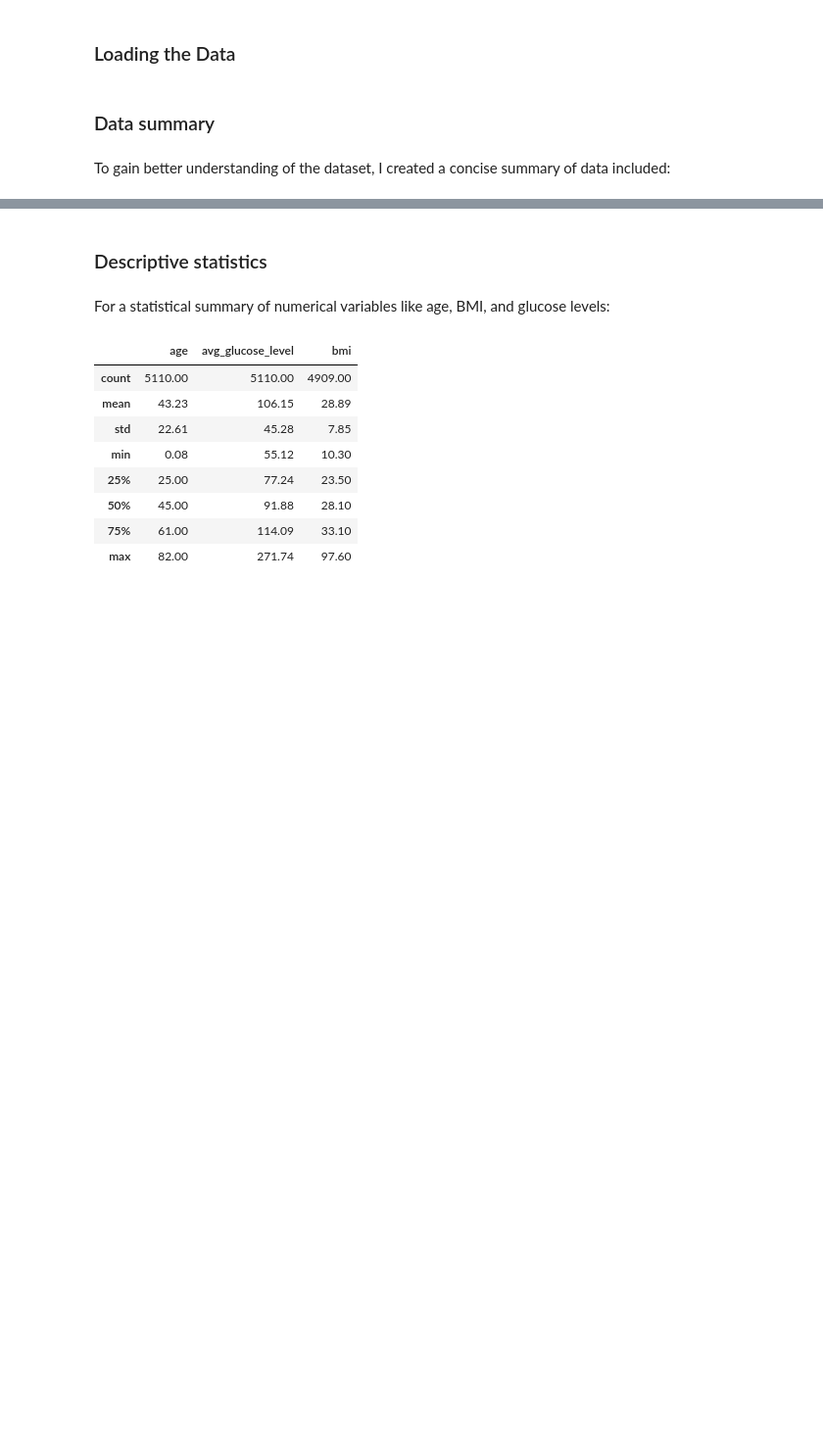
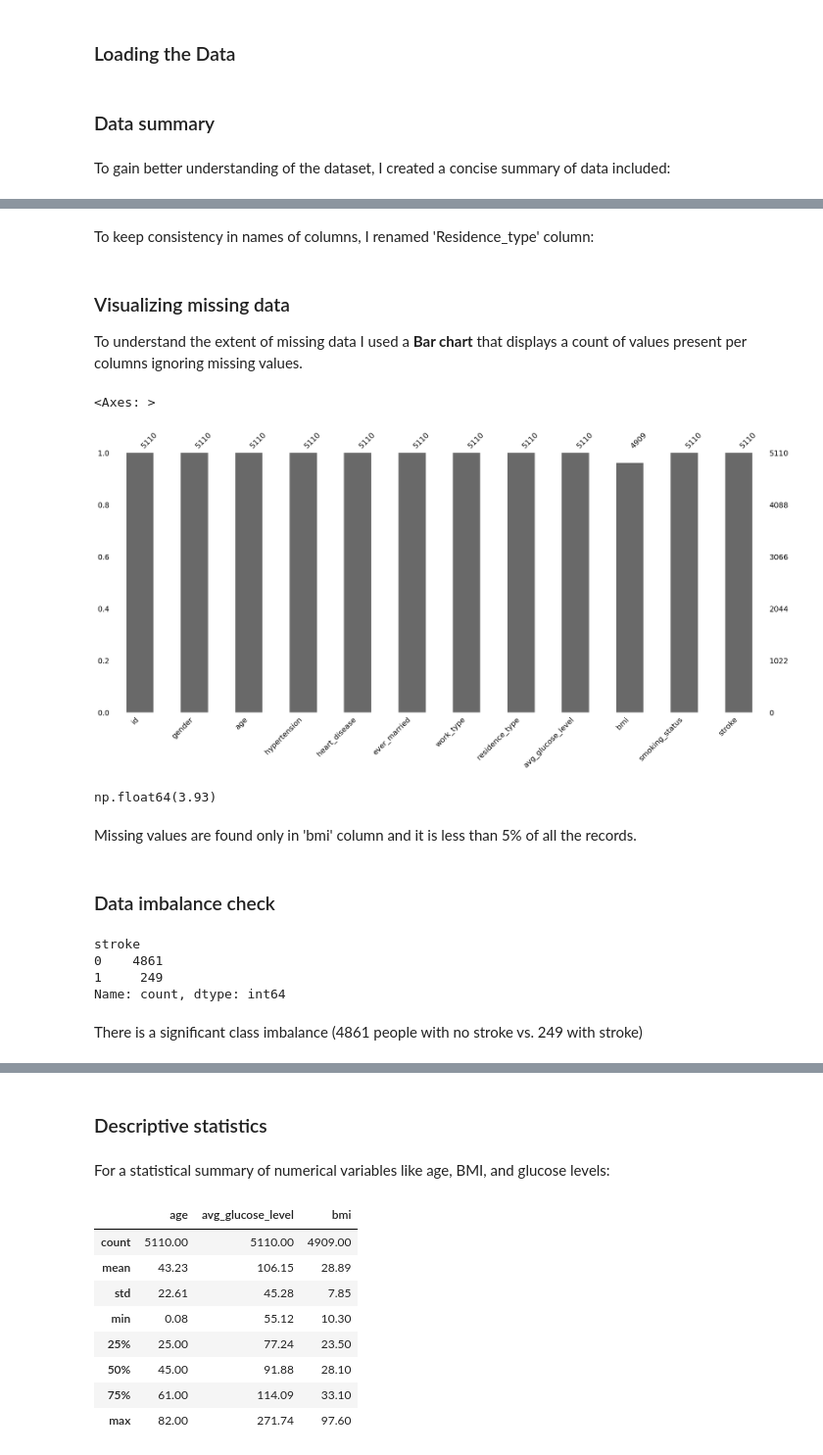
Before and after one commit to DPowidzka/stroke_prediction, a Jupyter notebook: stroke_prediction.ipynb, the cells around one changed output, grey strips where cells are left out. Shown: that part at 98% size. Drawn from its saved outputs; the diff is of its cells as text; code cells hidden in the pictures; blank space fills up the shorter version.

Commit message:
Find missing values

```diff
--- a/stroke_prediction.ipynb
+++ b/stroke_prediction.ipynb
@@ -37,3 +38,36 @@ data_summary(stroke_df)
 | 9 | bmi | float64 | 4909 | 201 | 418 | [36.6, nan, 32.5, 34.4, 24.0, 29.... |
 | 10 | smoking_status | object | 5110 | 0 | 4 | [formerly smoked, never smoked, s... |
 | 11 | stroke | int64 | 5110 | 0 | 2 | [1, 0] |
+# %% [markdown]
+To keep consistency in names of columns, I renamed 'Residence_type' column:
+# %%
+stroke_df.rename(columns={'Residence_type': 'residence_type'}, inplace=True)
+# %% [markdown]
+### Visualizing missing data
+To understand the extent of missing data I used a **Bar chart** that
+displays a count of values present per columns ignoring missing values.
+# %%
+msno.bar(stroke_df)
+# %% [output]
+<Axes: >
+[figure, added]
+# %%
+# Calculate the percent of records with missing bmi value
+missing_percentage = stroke_df['bmi'].isnull().mean() * 100
+round(missing_percentage, 2)
+# %% [output]
+np.float64(3.93)
+# %% [markdown]
+Missing values are found only in 'bmi' column and it is less than 5% of all the records.
+# %% [markdown]
+### Data imbalance check
+# %%
+# Check values distribution in 'stroke' column
+stroke_df['stroke'].value_counts()
+# %% [output]
+stroke
+0    4861
+1     249
+Name: count, dtype: int64
+# %% [markdown]
+There is a significant class imbalance (4861 people with no stroke vs. 249 with stroke)
```
Also changed, not shown: parts of 6 cells of this notebook.
